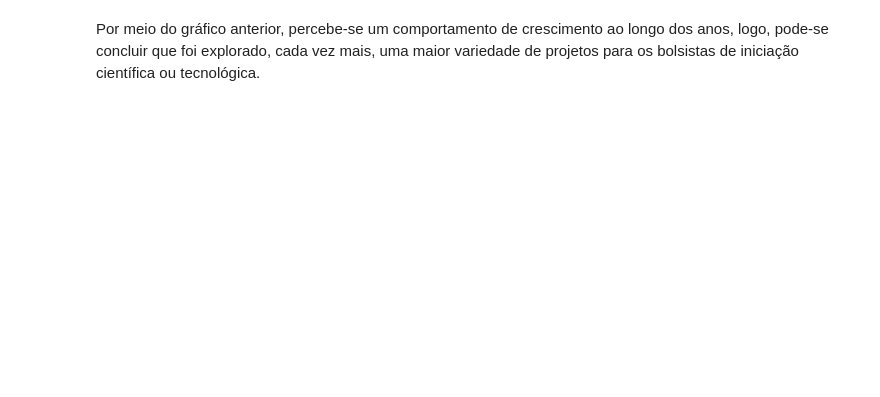
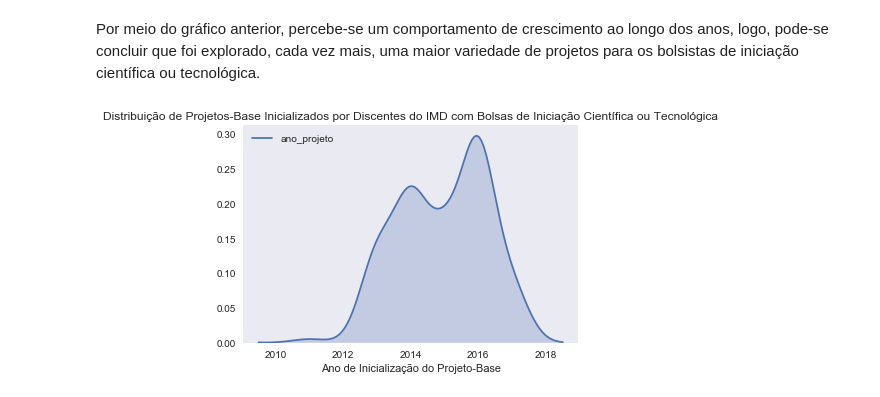
Before and after one commit to patysayonara/PROB_TRABALHO, a Jupyter notebook: Projetos_IMD.ipynb, the cells around one changed output. Drawn from its saved outputs; the diff is of its cells as text; code cells hidden in the pictures; blank space fills up the shorter version.

```diff
--- a/Projetos_IMD.ipynb
+++ b/Projetos_IMD.ipynb
@@ -361,2 +373,14 @@ plt.show()
 # %% [markdown]
 Por meio do gráfico anterior, percebe-se um comportamento de crescimento ao longo dos anos, logo, pode-se concluir que foi explorado, cada vez mais, uma maior variedade de projetos para os bolsistas de iniciação científica ou tecnológica.
+# %%
+#CHECAR SE A ANALISE ESTA CORRETA
+#Gráfico que reúne quantos projetos diferentes foram desenvolvidos por discentes do IMD entre 2013 e 2016
+sns.set()
+sns.set_style('dark')
+sns.set_context("notebook")
+sns.kdeplot(projetos['ano_projeto'][~projetos.titulo_subprojeto.duplicated()], shade=True)
+plt.xlabel("Ano de Inicialização do Projeto-Base")
+plt.title("Distribuição de Projetos-Base Inicializados por Discentes do IMD com Bolsas de Iniciação Científica ou Tecnológica")
+plt.show()
+# %% [output]
+[figure, added]
```
Also changed, not shown: parts of 10 cells of this notebook.
